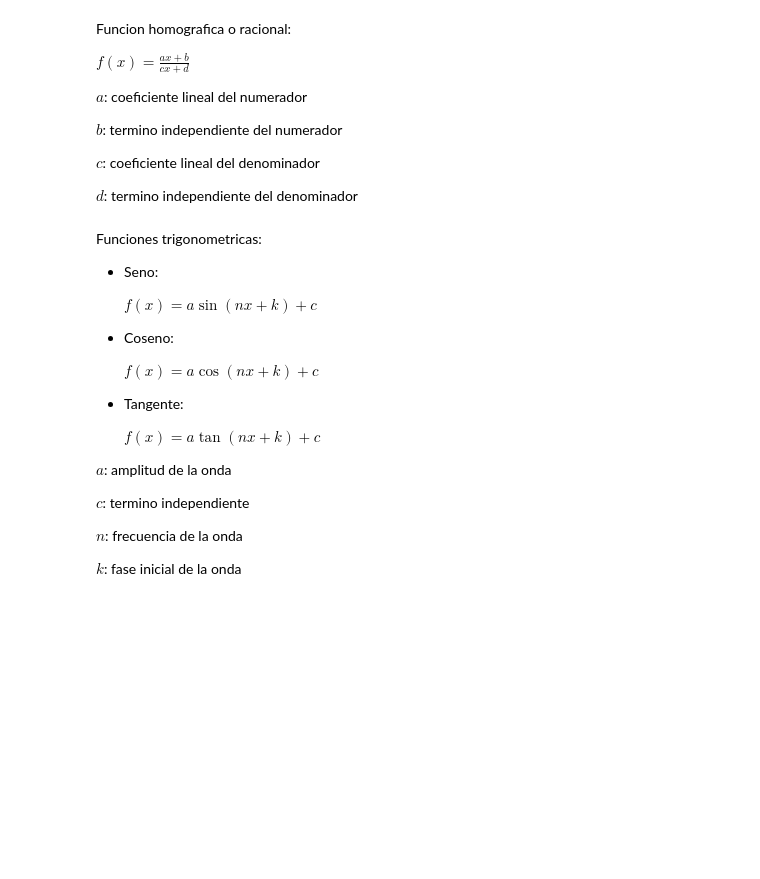
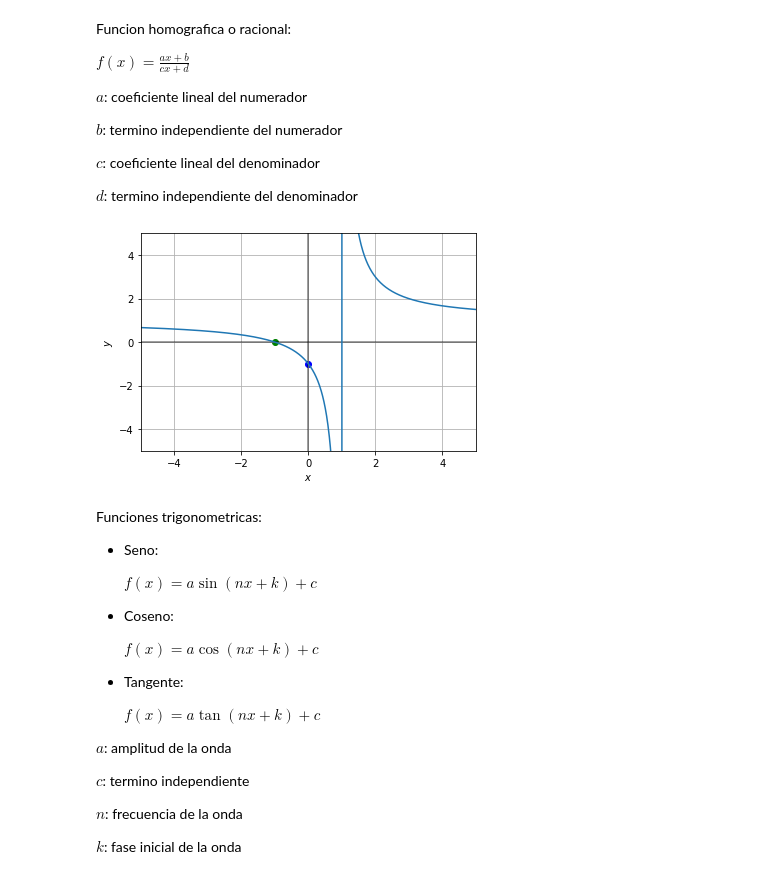
Before and after one commit to BatiDyDx/MathiPy, a Jupyter notebook: Python_Math_Tools.ipynb, the cells around one changed output. Cells and saved outputs as stored; diff of their text form; code cells hidden in the pictures; blank space fills up the shorter version.

```diff
--- a/Python_Math_Tools.ipynb
+++ b/Python_Math_Tools.ipynb
@@ -1790,3 +1857,46 @@ class Rational(Function):
+# %%
+class Rational(Function):
+  function_type = 'Rational'
+
+  def __init__(self, p: Polynomial, q: Polynomial, **kwargs):
+    self.p = p
+    self.q = q
+    self.is_homographic = False
+    if (p.grade == 0 or p.grade == 1) and q.grade == 1:
+      if p[1] * q[0] != p[0] * q[1]:
+        self.is_homographic = True
+    self.roots = self.find_roots()
+
+  def get_yint(self):
+    return self(0)
+
+  def find_roots(self):
+    if self.is_homographic:
+      try:
+        return [-self.p[0] / self.p[1]]
+      except ZeroDivisionError:
+        return None
+
+  def calculate_values(self, x):
+    return self.p(x) / self.q(x)
+
+  def __call__(self, x):
+    try:
+      return self.calculate_values(x)
+    except ZeroDivisionError:
+      return float('inf')
+
+  def plot_func(self, ax):
+    ax.scatter(0, self.get_yint(), color = Function.function_part['y-intercept'])
+    if self.roots:
+      for root in self.roots:
+        ax.scatter(root, 0, color = Function.function_part['roots'])
+# %%
+p = Polynomial(1, 1)
+q = Polynomial(-1, 1)
+Rational(p, q).plot(h = 10, vertical_scale = 'absolute')
+# %% [output]
+[figure, added]
 # %% [markdown]
 Funciones trigonometricas:
 
```
Also changed, not shown: parts of 11 cells of this notebook, 3 other files.
